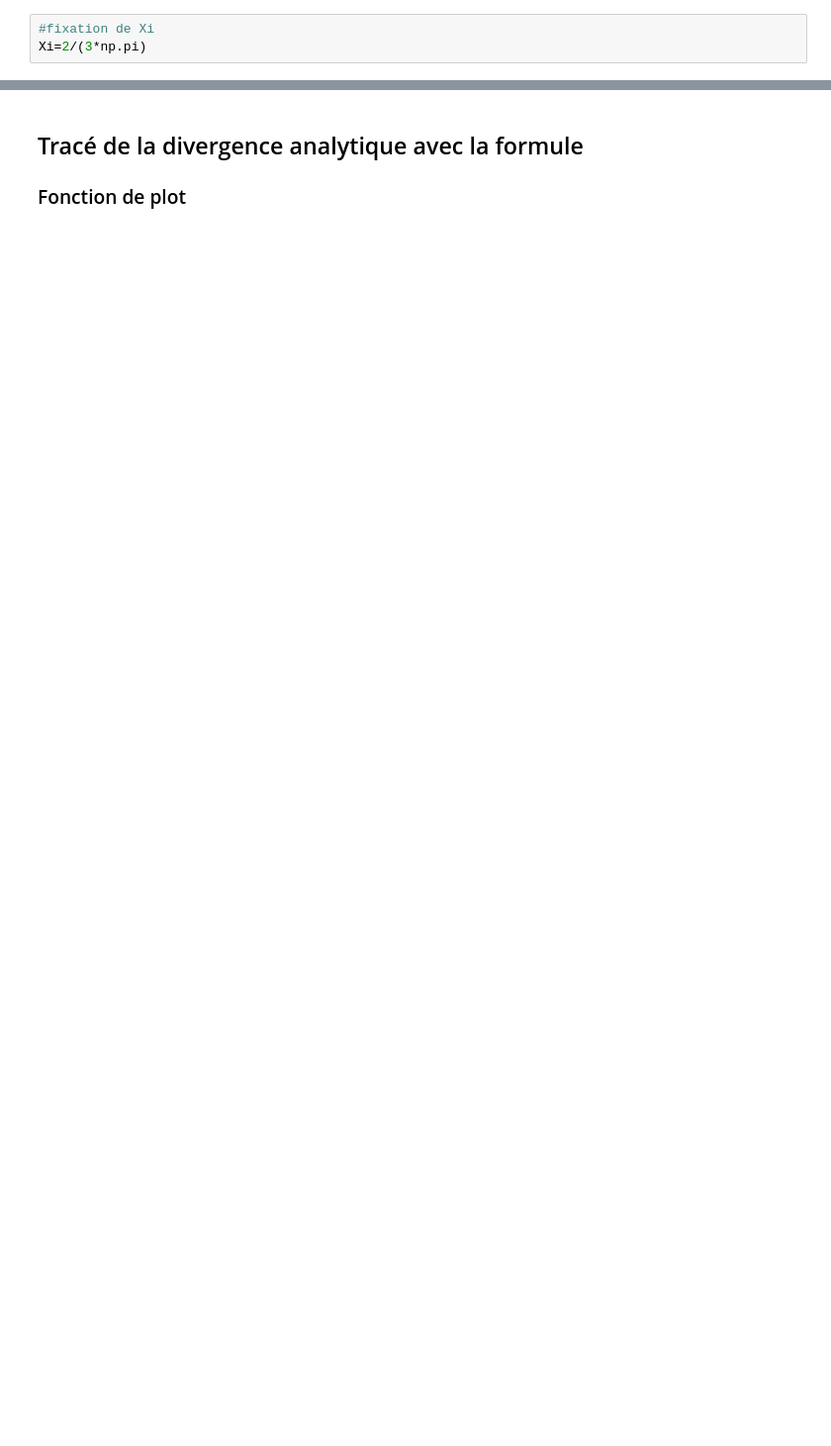
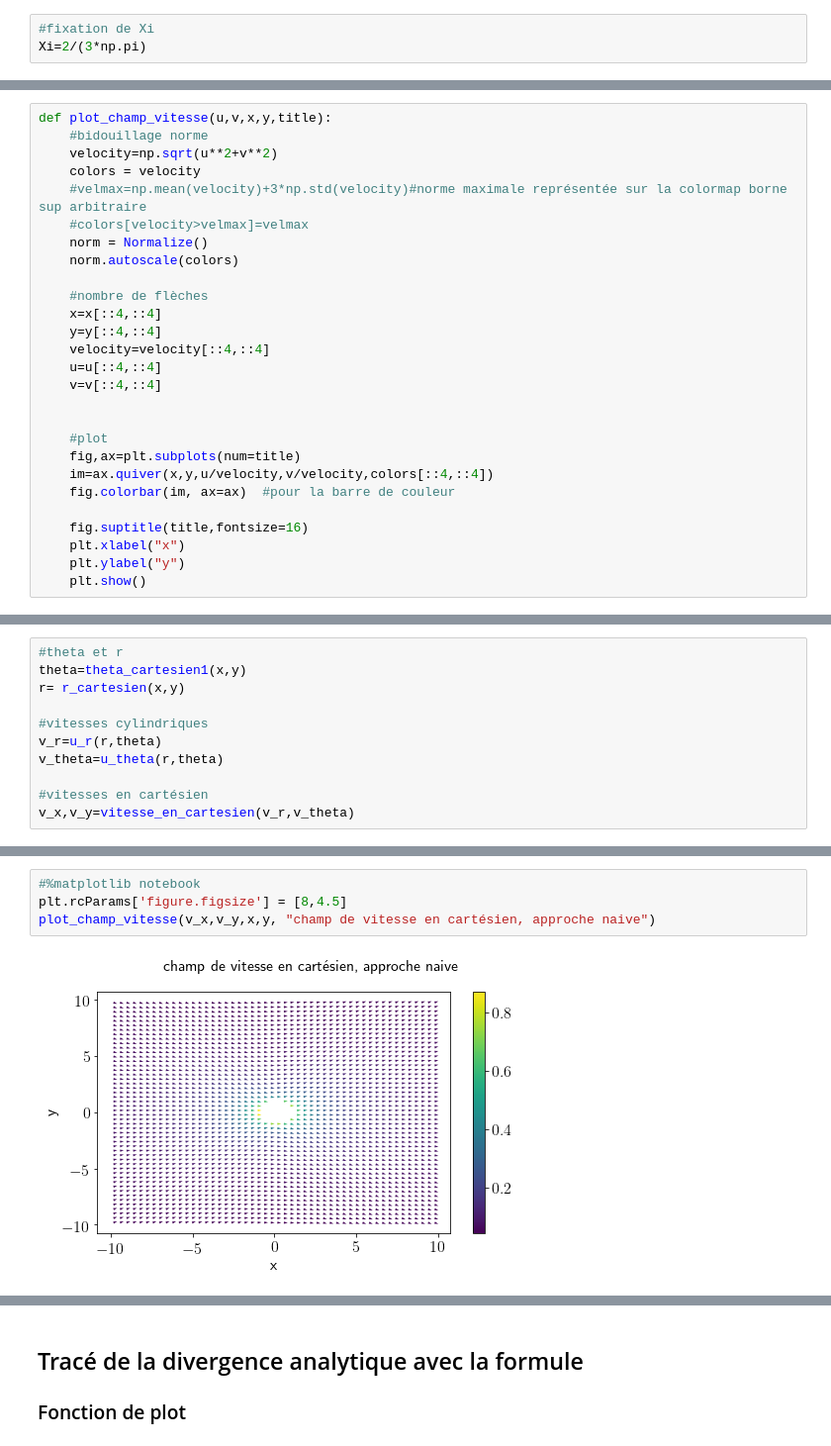
Before and after one commit to Julielmnt/Stage_L3, a Jupyter notebook: test_solution_analytique.ipynb, the cells around one changed output, grey strips where cells are left out. Shown at 99% size. Drawn from its saved outputs; the diff is of its cells as text; blank space fills up the shorter version.

```diff
--- a/test_solution_analytique.ipynb
+++ b/test_solution_analytique.ipynb
@@ -118,0 +149,27 @@ Les deux fonctions ont l'air de marcher.
+# %%
+def plot_champ_vitesse(u,v,x,y,title):
+    #bidouillage norme
+    velocity=np.sqrt(u**2+v**2)
+    colors = velocity
+    #velmax=np.mean(velocity)+3*np.std(velocity)#norme maximale représentée sur la colormap borne sup arbitraire
+    #colors[velocity>velmax]=velmax
+    norm = Normalize()
+    norm.autoscale(colors)
+
+    #nombre de flèches
+    x=x[::4,::4]
+    y=y[::4,::4]
+    velocity=velocity[::4,::4]
+    u=u[::4,::4]
+    v=v[::4,::4]
+
+
+    #plot
+    fig,ax=plt.subplots(num=title)
+    im=ax.quiver(x,y,u/velocity,v/velocity,colors[::4,::4])
+    fig.colorbar(im, ax=ax)  #pour la barre de couleur
+
+    fig.suptitle(title,fontsize=16)
+    plt.xlabel("x")
+    plt.ylabel("y")
+    plt.show()
@@ -118,0 +179,11 @@ Les deux fonctions ont l'air de marcher.
+# %%
+#theta et r
+theta=theta_cartesien1(x,y)
+r= r_cartesien(x,y)
+
+#vitesses cylindriques
+v_r=u_r(r,theta)
+v_theta=u_theta(r,theta)
+
+#vitesses en cartésien
+v_x,v_y=vitesse_en_cartesien(v_r,v_theta)
@@ -118,0 +192,6 @@ Les deux fonctions ont l'air de marcher.
+# %%
+#%matplotlib notebook
+plt.rcParams['figure.figsize'] = [8,4.5]
+plot_champ_vitesse(v_x,v_y,x,y, "champ de vitesse en cartésien, approche naive")
+# %% [output]
+[figure, added]
```
Also changed, not shown: parts of 44 cells of this notebook, 1 other file.
